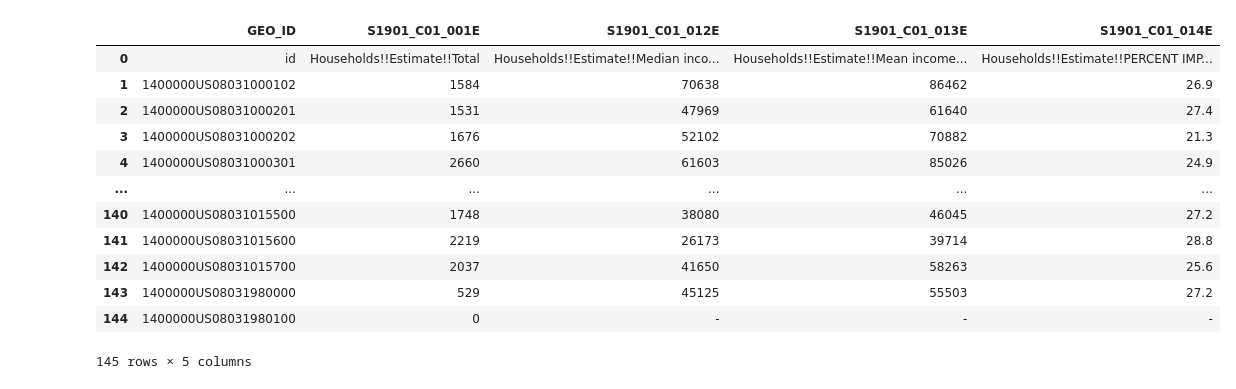
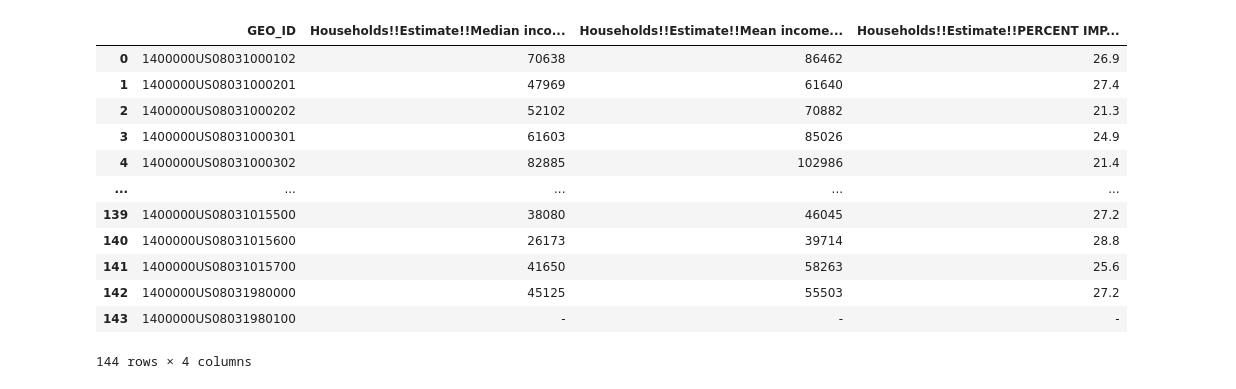
Before and after one commit to LinzStearns/CO_real_estate, a Jupyter notebook: 2015 income.ipynb, the cells around one changed output. Saved outputs shown, nothing was run; the diff lists cells and outputs as text; code cells hidden in the pictures.

```diff
--- a/2015 income.ipynb
+++ b/2015 income.ipynb
@@ -92,21 +146,21 @@ income_df_greaterthan150
 # %%
 # Keep columns: Household Median and Mean income and percent allocated
-income_df_MedMean  = income_df.filter(['GEO_ID','S1901_C01_001E','S1901_C01_012E','S1901_C01_013E','S1901_C01_014E'])
-income_df_MedMean
+MedMean_df  = income_df.filter(['GEO_ID', 'Households!!Estimate!!Median income (dollars)','Households!!Estimate!!Mean income (dollars)','Households!!Estimate!!PERCENT IMPUTED!!Household income in the past 12 months'])
+MedMean_df
 # %% [output]
-|  | GEO_ID | S1901_C01_001E | S1901_C01_012E | S1901_C01_013E | S1901_C01_014E |
-| 0 | id | Households!!Estimate!!Total | Households!!Estimate!!Median inco... | Households!!Estimate!!Mean income... | Households!!Estimate!!PERCENT IMP... |
-| 1 | 1400000US08031000102 | 1584 | 70638 | 86462 | 26.9 |
-| 2 | 1400000US08031000201 | 1531 | 47969 | 61640 | 27.4 |
-| 3 | 1400000US08031000202 | 1676 | 52102 | 70882 | 21.3 |
-| 4 | 1400000US08031000301 | 2660 | 61603 | 85026 | 24.9 |
-| ... | ... | ... | ... | ... | ... |
-| 140 | 1400000US08031015500 | 1748 | 38080 | 46045 | 27.2 |
-| 141 | 1400000US08031015600 | 2219 | 26173 | 39714 | 28.8 |
-| 142 | 1400000US08031015700 | 2037 | 41650 | 58263 | 25.6 |
-| 143 | 1400000US08031980000 | 529 | 45125 | 55503 | 27.2 |
-| 144 | 1400000US08031980100 | 0 | - | - | - |
+|  | GEO_ID | Households!!Estimate!!Median inco... | Households!!Estimate!!Mean income... | Households!!Estimate!!PERCENT IMP... |
+| 0 | 1400000US08031000102 | 70638 | 86462 | 26.9 |
+| 1 | 1400000US08031000201 | 47969 | 61640 | 27.4 |
+| 2 | 1400000US08031000202 | 52102 | 70882 | 21.3 |
+| 3 | 1400000US08031000301 | 61603 | 85026 | 24.9 |
+| 4 | 1400000US08031000302 | 82885 | 102986 | 21.4 |
+| ... | ... | ... | ... | ... |
+| 139 | 1400000US08031015500 | 38080 | 46045 | 27.2 |
+| 140 | 1400000US08031015600 | 26173 | 39714 | 28.8 |
+| 141 | 1400000US08031015700 | 41650 | 58263 | 25.6 |
+| 142 | 1400000US08031980000 | 45125 | 55503 | 27.2 |
+| 143 | 1400000US08031980100 | - | - | - |
-145 rows × 5 columns
+144 rows × 4 columns
 # %%
 # Export the CSV
 income_df.to_csv('income_2015.csv', index = False)
```
Also changed, not shown: parts of 8 cells of this notebook, 13 other files.
